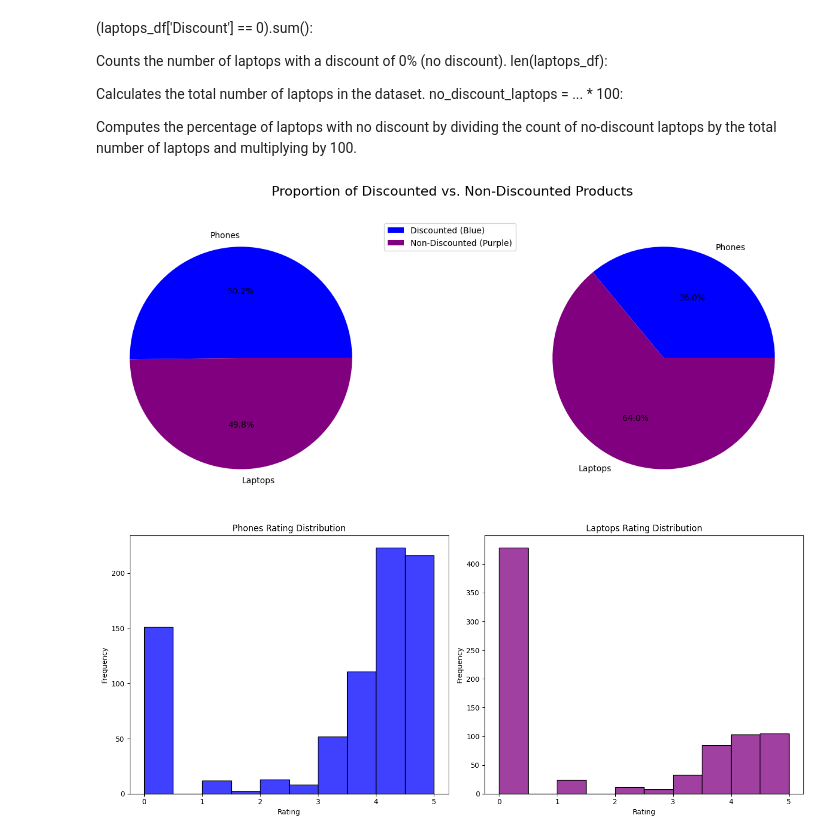
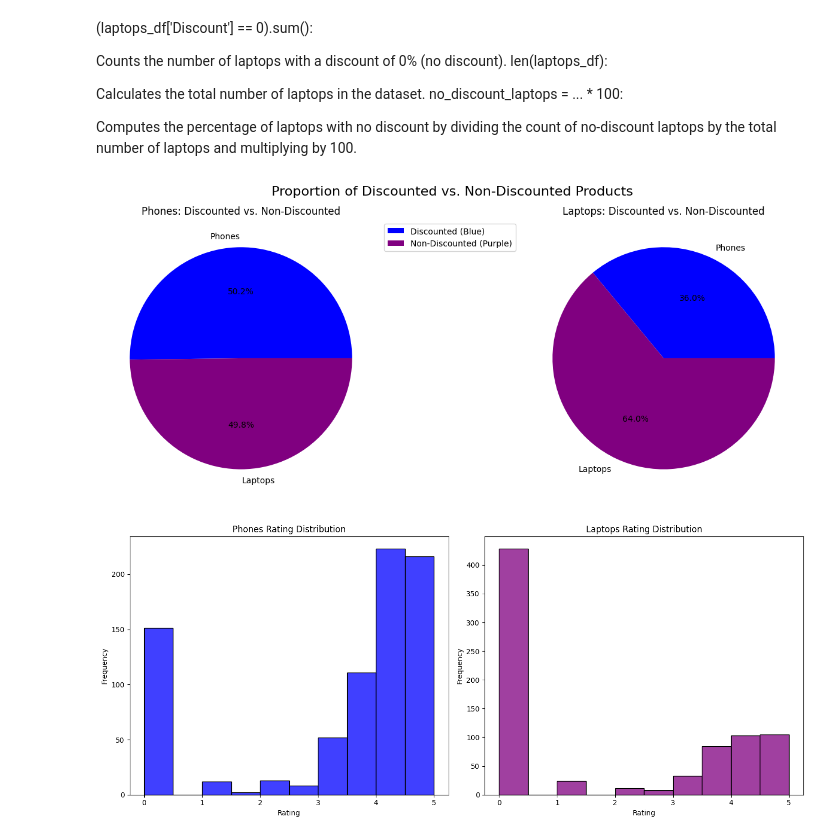
Before and after one commit to MwauraKai/pydata, a Jupyter notebook: capstone_project/jumia_scaper.ipynb, the cells around one changed output. Cells and saved outputs as stored; diff of their text form; code cells hidden in the pictures.

```diff
--- a/capstone_project/jumia_scaper.ipynb
+++ b/capstone_project/jumia_scaper.ipynb
@@ -783,47 +787,50 @@ no_discount_laptops = ... * 100:
 
 Computes the percentage of laptops with no discount by dividing the count of no-discount laptops by the total number of laptops and multiplying by 100.
 # %%
-# Calculate the proportion of discounted and non-discounted products for laptops and phones
-phones_discounted = phones_df[phones_df['Discount'] > 0].shape[0]
-phones_non_discounted = phones_df[phones_df['Discount'] == 0].shape[0]
+# Function to calculate discounted and non-discounted proportions
+def calculate_discount_proportions(df):
+    discounted = df[df['Discount'] > 0].shape[0]
+    non_discounted = df[df['Discount'] == 0].shape[0]
+    return [discounted, non_discounted]
 
-laptops_discounted = laptops_df[laptops_df['Discount'] > 0].shape[0]
-laptops_non_discounted = laptops_df[laptops_df['Discount'] == 0].shape[0]
-
-# Data for visualization
+# Calculate proportions for phones and laptops
 discount_data = {
-    'Phones': [phones_discounted, phones_non_discounted],
-    'Laptops': [laptops_discounted, laptops_non_discounted]
+    'Phones': calculate_discount_proportions(phones_df),
+    'Laptops': calculate_discount_proportions(laptops_df)
 }
 
 # Create a DataFrame for plotting
 discount_df = pd.DataFrame(discount_data, index=['Discounted', 'Non-Discounted'])
 
-# Plot the pie chart
+# Plot the pie charts
 fig, axes = plt.subplots(1, 2, figsize=(12, 6))
 discount_df.T.plot(
     kind='pie',
     subplots=True,
     autopct='%1.1f%%',
     colors=['blue', 'purple'],
     legend=False,
     ax=axes
 )
 
+# Add specific titles for each pie chart
+axes[0].set_title('Phones: Discounted vs. Non-Discounted')
+axes[1].set_title('Laptops: Discounted vs. Non-Discounted')
+
 # Add a legend to explain the colors
 axes[0].legend(['Discounted (Blue)', 'Non-Discounted (Purple)'], loc='upper left', bbox_to_anchor=(1, 1))
-
-# Set the title at the top center
-fig.suptitle('Proportion of Discounted vs. Non-Discounted Products', fontsize=16, y=0.95)
 
 # Remove y-axis labels for cleaner visualization
 for ax in axes:
     ax.set_ylabel('')
 
+# Set the overall title
+fig.suptitle('Proportion of Discounted vs. Non-Discounted Products', fontsize=16, y=0.95)
+
 plt.tight_layout()
 plt.show()
 # %% [output]
-[figure, old version]
+[figure, new version]
 # %%
 # Plot for Phones Rating Distribution
 plt.figure(figsize=(14, 6))
```
Also changed, not shown: parts of 1 cell of this notebook, 16 other files.
